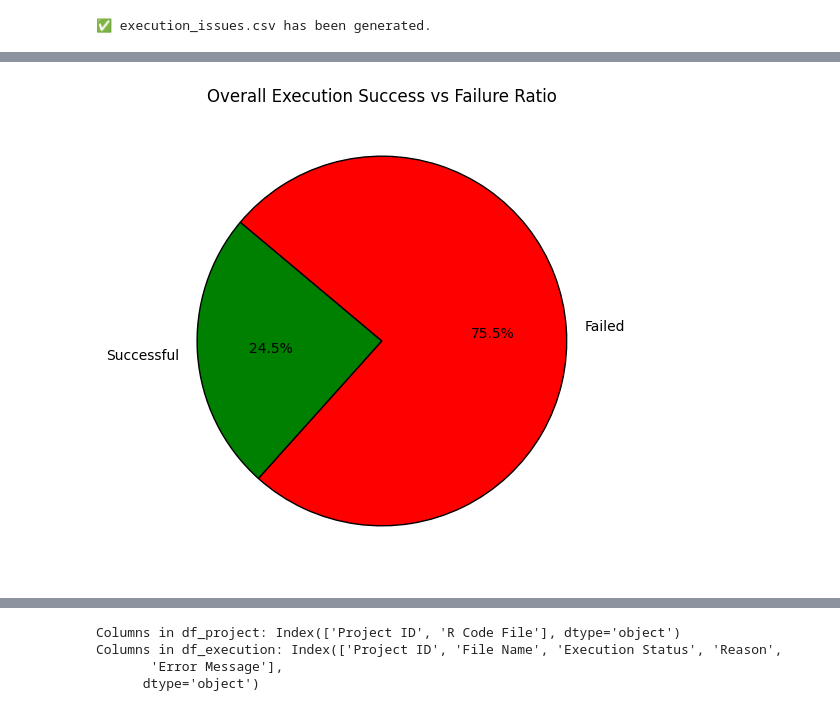
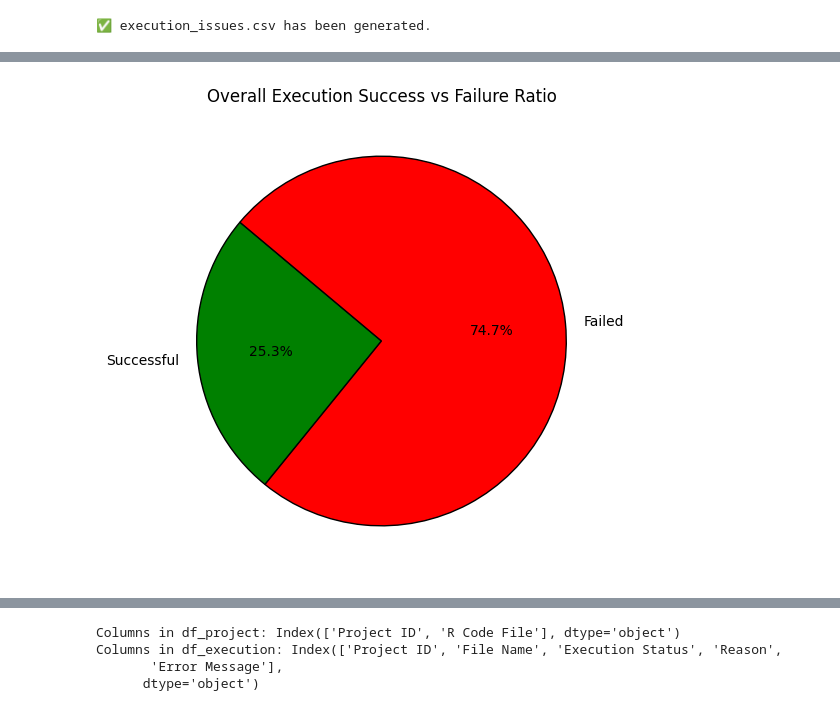
Before and after one commit to Meet261/error_analysis, a Jupyter notebook: Error_Analysis.ipynb, the cells around one changed output, grey strips where cells are left out. Drawn from its saved outputs; the diff is of its cells as text; code cells hidden in the pictures.

```diff
--- a/Error_Analysis.ipynb
+++ b/Error_Analysis.ipynb
@@ -34,6 +19,7 @@ print(f"✅ Logs merged successfully into: {log_file_path}")
 execution_df["R/Rmd Script"] = execution_df["R/Rmd Script"].apply(lambda x: os.path.basename(str(x)))
 
 # Save the cleaned CSV filee
-cleaned_csv_path = "execution_results_cleaned.csv"
-execution_df.to_csv(cleaned_csv_path, index=False)
+output_csv_path = os.path.join(BASE_DIR, "execution", "execution.csv")
+
+execution_df.to_csv(output_csv_path, index=False)
 # %%
@@ -332,27 +315,27 @@ ajf3h
 # %%
 # Reload the execution results CSV file
 
-execution_results = pd.read_csv(cleaned_csv_path)
+execution_results = pd.read_csv(output_csv_path)
 
 # Count the total number of successful and failed executions
 success_fail_count = execution_results.groupby(["Project ID", "Execution Status"]).size().unstack(fill_value=0)
 
 # Compute total successful and failed executions across all projects
 total_successful = success_fail_count.get("Successful", 0).sum()
 total_failed = success_fail_count.get("Failed", 0).sum()
 
 
 # Alternative Visualization 2: Pie Chart for Overall Success vs Failure
 fig, ax = plt.subplots(figsize=(6, 6))
 plt.pie([total_successful, total_failed], labels=["Successful", "Failed"], autopct='%1.1f%%', colors=["green", "red"], startangle=140, wedgeprops={'edgecolor': 'black'})
 plt.title("Overall Execution Success vs Failure Ratio")
 plt.show()
 
 
 # Display total counts
 total_counts_df = pd.DataFrame({"Execution Status": ["Successful", "Failed"], "Total Count": [total_successful, total_failed]})
 # %% [output]
-[figure, old version]
+[figure, new version]
 # %%
 #total_errors = error_df["Successful"].sum()
 print(f"🔍 Total number of errors: {total_counts_df}")
```
Also changed, not shown: parts of 16 cells of this notebook.
